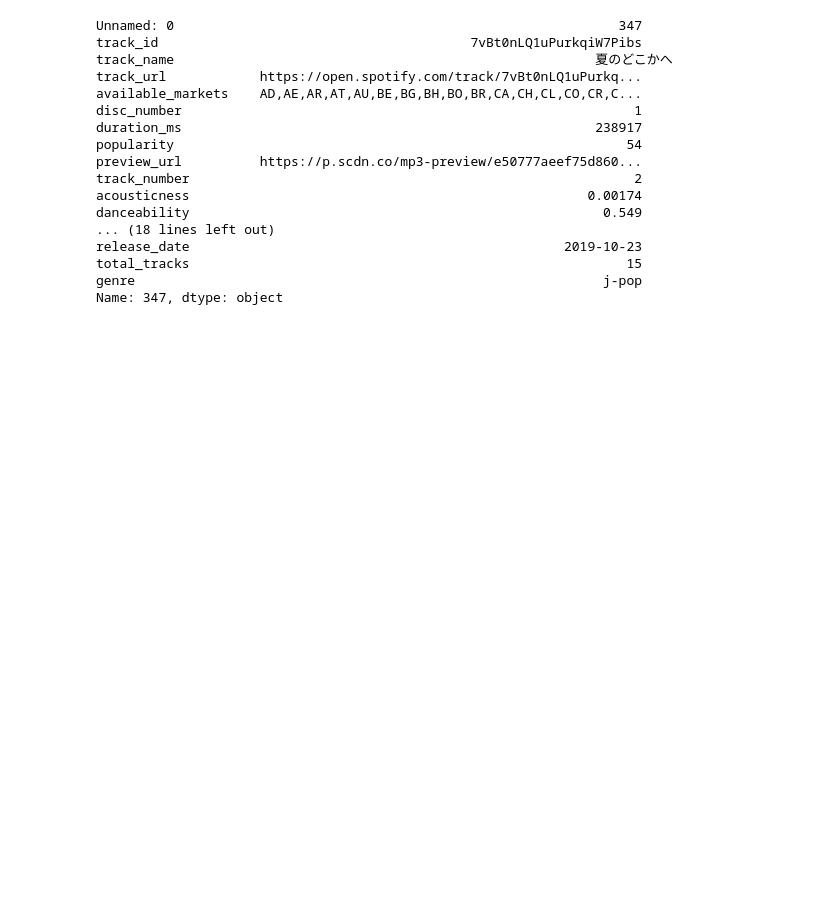
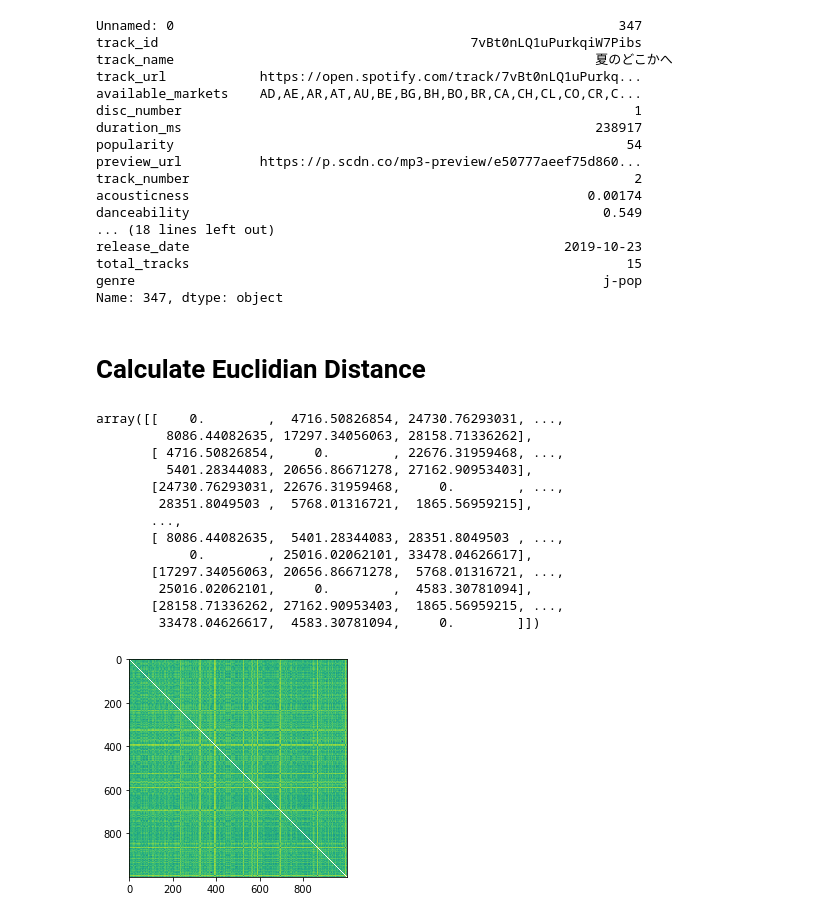
Before and after one commit to taro-masuda/singing_voice_recommendation, a Jupyter notebook: calculate_mfcc_and_similarity.ipynb, the cells around one changed output. Saved outputs shown, nothing was run; the diff lists cells and outputs as text; code cells hidden in the pictures; blank space fills up the shorter version.

Commit message:
Colaboratory を使用して作成しました

```diff
--- a/calculate_mfcc_and_similarity.ipynb
+++ b/calculate_mfcc_and_similarity.ipynb
@@ -24,7 +25,7 @@ file_list = sorted(file_list)
 # %%
 M = np.empty(0)
 count = 0
-for filename in file_list:
+for filename in tqdm(file_list):
   print(filename)
   try:
     y, sr = librosa.core.load(filename, sr=sr, mono=False,offset=0.0,
@@ -363,3 +371,40 @@ release_date                                                2019-10-23
 total_tracks                                                        15
 genre                                                            j-pop
 Name: 347, dtype: object
+# %% [markdown]
+# Calculate Euclidian Distance
+# %%
+def d_euc(v1, v2):
+    return np.sum((v1- v2)**2)
+# %%
+import pickle
+with open('drive/My Drive/Colab Notebooks/spotify/input/singing_voice_mfcc.pickle', mode='rb') as f:
+  M = pickle.load(f)
+# %%
+D = np.zeros([1000,1000])
+for i in range(D.shape[0]):
+  for j in range(D.shape[1]):
+    if j >= i:
+      D[i][j] = d_euc(M[i,:], M[j,:])
+    else:
+      D[i][j] = D[j][i]
+# %%
+import matplotlib.pyplot as plt
+%matplotlib inline
+plt.imshow(np.log(D))
+D
+# %% [output]
+array([[    0.        ,  4716.50826854, 24730.76293031, ...,
+         8086.44082635, 17297.34056063, 28158.71336262],
+       [ 4716.50826854,     0.        , 22676.31959468, ...,
+         5401.28344083, 20656.86671278, 27162.90953403],
+       [24730.76293031, 22676.31959468,     0.        , ...,
+        28351.8049503 ,  5768.01316721,  1865.56959215],
+       ...,
+       [ 8086.44082635,  5401.28344083, 28351.8049503 , ...,
+            0.        , 25016.02062101, 33478.04626617],
+       [17297.34056063, 20656.86671278,  5768.01316721, ...,
+        25016.02062101,     0.        ,  4583.30781094],
+       [28158.71336262, 27162.90953403,  1865.56959215, ...,
+        33478.04626617,  4583.30781094,     0.        ]])
+[figure, added]
```
Also changed, not shown: parts of 24 cells of this notebook.
